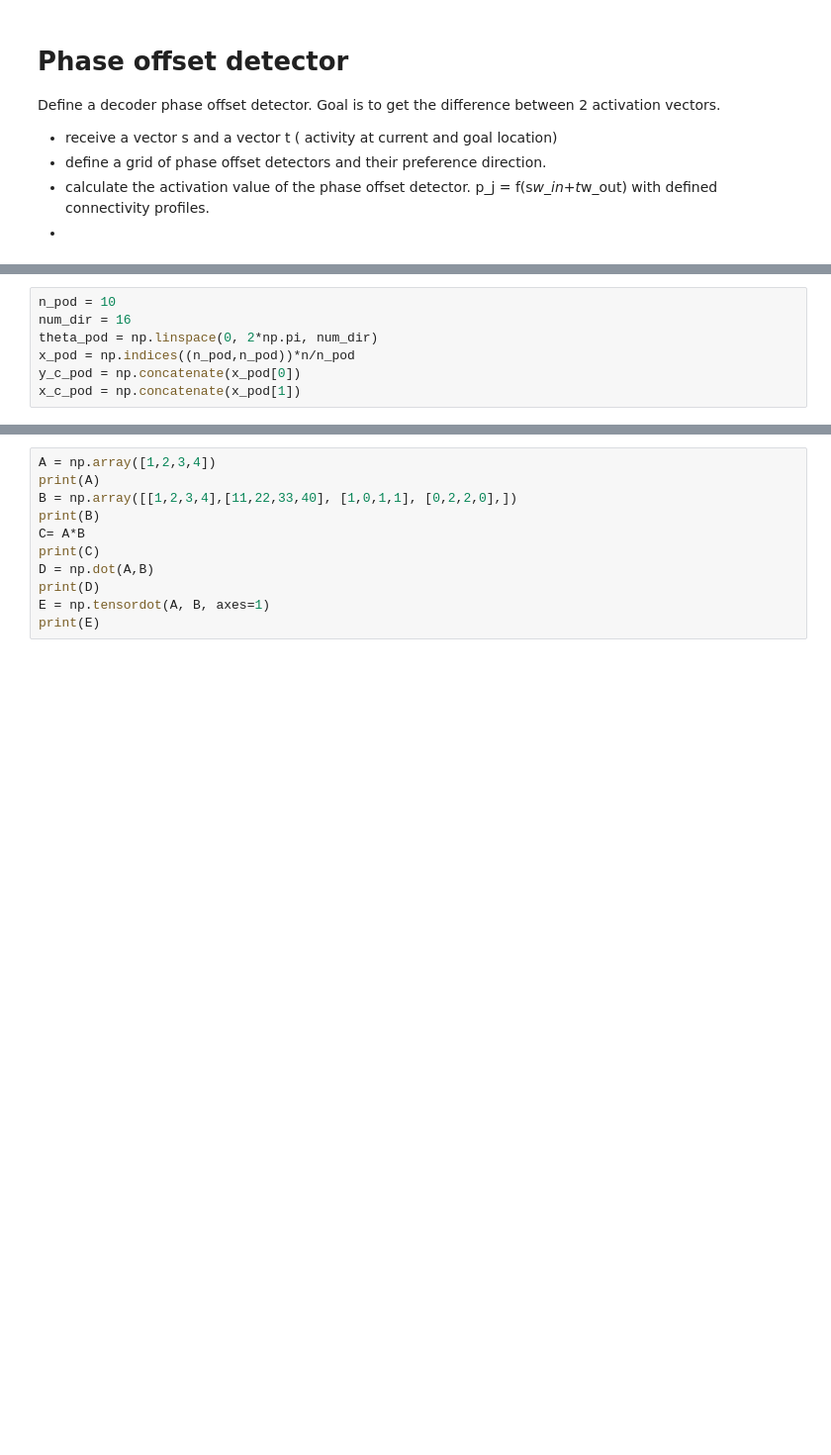
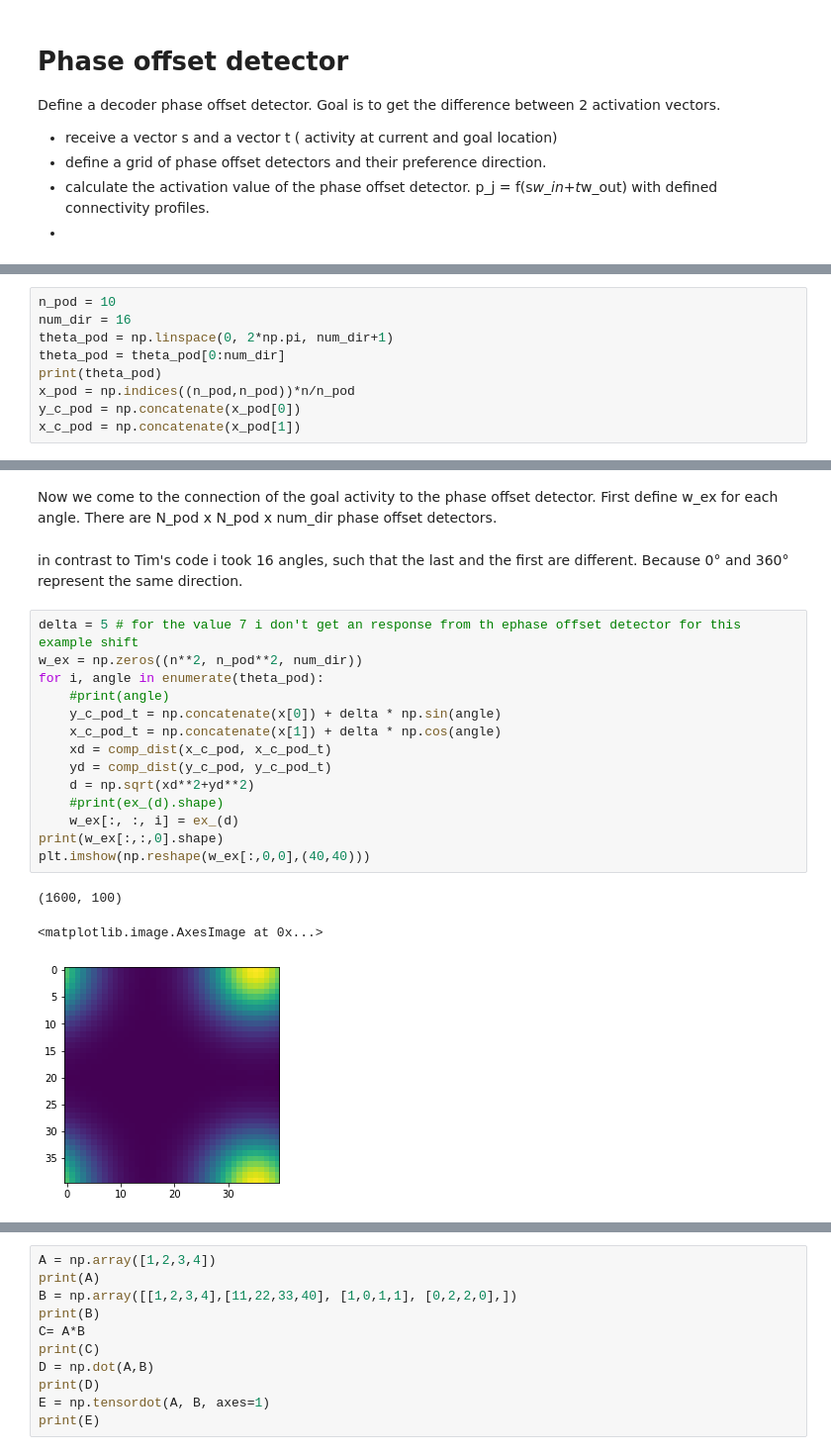
Before and after one commit to RaufHood/thesis, a Jupyter notebook: Untitled.ipynb, the cells around one changed output, grey strips where cells are left out. Shown at 99% size. Drawn from its saved outputs; the diff is of its cells as text; blank space fills up the shorter version.

```diff
--- a/Untitled.ipynb
+++ b/Untitled.ipynb
@@ -239,7 +238,9 @@ Define the grid of phase offset detectors
 # %%
 n_pod = 10
 num_dir = 16
-theta_pod = np.linspace(0, 2*np.pi, num_dir)
+theta_pod = np.linspace(0, 2*np.pi, num_dir+1)
+theta_pod = theta_pod[0:num_dir]
+print(theta_pod)
 x_pod = np.indices((n_pod,n_pod))*n/n_pod
 y_c_pod = np.concatenate(x_pod[0])
 x_c_pod = np.concatenate(x_pod[1])
@@ -280,0 +266,22 @@ plt.imshow(np.reshape(p, (10,10)))
+# %% [markdown]
+Now we come to the connection of the goal activity to the phase offset detector. First define w_ex for each angle. There are N_pod x N_pod x num_dir phase offset detectors.
+# %% [markdown]
+in contrast to Tim's code i took 16 angles, such that the last and the first are different. Because 0° and 360° represent the same direction.
+# %%
+delta = 5 # for the value 7 i don't get an response from th ephase offset detector for this example shift
+w_ex = np.zeros((n**2, n_pod**2, num_dir))
+for i, angle in enumerate(theta_pod):
+    #print(angle)
+    y_c_pod_t = np.concatenate(x[0]) + delta * np.sin(angle)
+    x_c_pod_t = np.concatenate(x[1]) + delta * np.cos(angle)
+    xd = comp_dist(x_c_pod, x_c_pod_t)
+    yd = comp_dist(y_c_pod, y_c_pod_t)
+    d = np.sqrt(xd**2+yd**2)
+    #print(ex_(d).shape)
+    w_ex[:, :, i] = ex_(d)
+print(w_ex[:,:,0].shape)
+plt.imshow(np.reshape(w_ex[:,0,0],(40,40)))
+# %% [output]
+(1600, 100)
+<matplotlib.image.AxesImage at 0x...>
+[figure, added]
```
Also changed, not shown: parts of 31 cells of this notebook.
